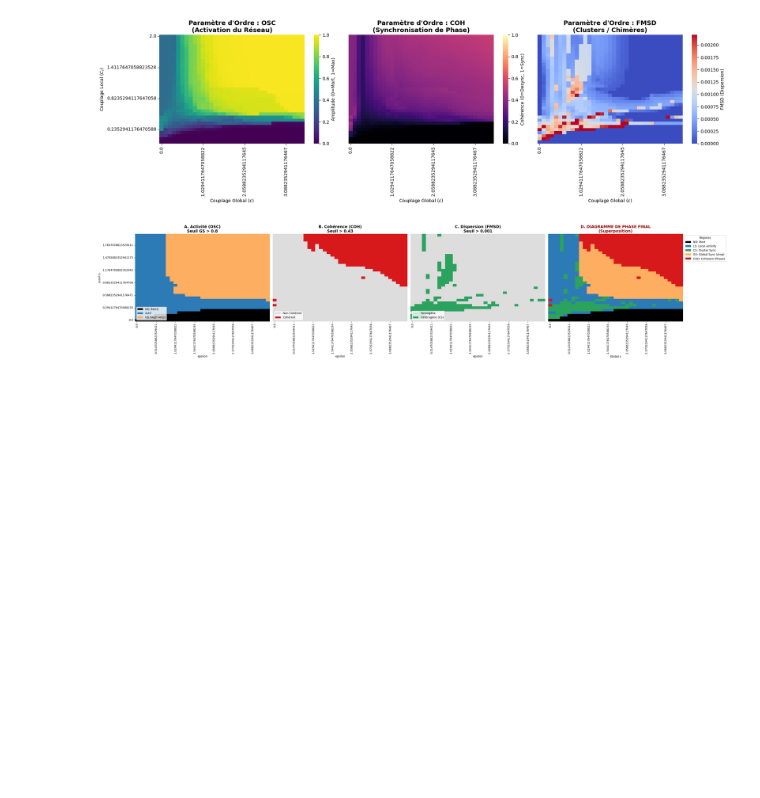
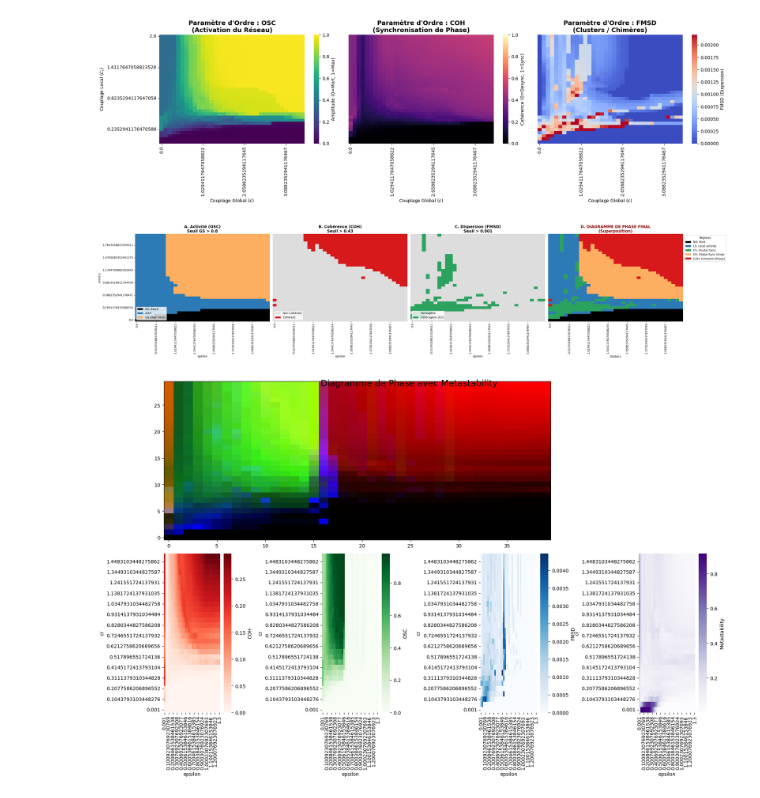
Before and after one commit to ENSLProjects/Numerical_Project, a Jupyter notebook: run/notebook/Plot_phase_diagram.ipynb, the cells around one changed output. Saved outputs shown, nothing was run; the diff lists cells and outputs as text; code cells hidden in the pictures; blank space fills up the shorter version.

```diff
--- a/run/notebook/Plot_phase_diagram.ipynb
+++ b/run/notebook/Plot_phase_diagram.ipynb
@@ -479,3 +479,88 @@ plt.tight_layout()
 plt.show()
 # %% [output]
 [figure]
+# %%
+import pandas as pd
+import numpy as np
+import matplotlib.pyplot as plt
+import seaborn as sns
+
+# ==========================================
+# 1. CHARGEMENT ET CONFIGURATION
+# ==========================================
+
+# Chemin vers ton fichier (MODIFIE LE SI BESOIN)
+file_path = '/Users/constantindeumier/Desktop/Dev_Numerical_project/pass/results_simulation_optimal_linear_cr_epsilon.csv'
+
+# Chargement
+df = pd.read_csv(file_path)
+
+print("Colonnes disponibles :", df.columns.tolist())
+
+# --- CONFIGURATION DES AXES (Tes deux couplages) ---
+# D'après tes logs précédents, c'est probablement epsilon et cr.
+# Vérifie si c'est 'fhn_eps' ou 'cr' qui varie avec 'epsilon'.
+x_col = 'epsilon'  # Axe X
+y_col = 'cr'       # Axe Y
+
+# --- CONFIGURATION DES COULEURS (Tes 3 paramètres d'ordre) ---
+# Assigne chaque mesure à une couleur primaire.
+# Change les noms ci-dessous pour correspondre exactement à tes colonnes CSV.
+red_metric   = 'COH'   # Rouge : Cohérence (Synchronisation de phase)
+green_metric = 'OSC'   # Vert  : Oscillation (Amplitude moyenne ou firing rate)
+blue_metric  = 'FMSD'  # Bleu  : Complexité (ou autre métrique dynamique)
+
+
+
+
+# ==========================================
+# 2. PRÉPARATION DES MATRICES (MODIFIÉ)
+# ==========================================
+cols_to_average = [red_metric, green_metric, blue_metric, 'Metastability']  # Ajout de Metastability
+pivot_df = df.groupby([y_col, x_col])[cols_to_average].mean().reset_index()
+
+# Création des 4 matrices
+M_red   = create_matrix(pivot_df, red_metric, x_col, y_col)
+M_green = create_matrix(pivot_df, green_metric, x_col, y_col)
+M_blue  = create_matrix(pivot_df, blue_metric, x_col, y_col)
+M_meta  = create_matrix(pivot_df, 'Metastability', x_col, y_col)  # Nouvelle matrice
+
+# ==========================================
+# 3. NORMALISATION (inchangé)
+# ==========================================
+R_norm = normalize(M_red.values)
+G_norm = normalize(M_green.values)
+B_norm = normalize(M_blue.values)
+RGB_img = np.dstack((R_norm, G_norm, B_norm))  # Metastability sera dans un subplot séparé
+
+# ==========================================
+# 4. VISUALISATION (MODIFIÉE)
+# ==========================================
+fig = plt.figure(figsize=(18, 12))
+plt.suptitle(f"Diagramme de Phase avec Metastability", fontsize=18, y=0.96)
+
+# Synthèse RGB
+ax_main = plt.subplot2grid((2, 4), (0, 0), colspan=3)
+im = ax_main.imshow(RGB_img, origin='lower', aspect='auto')
+# ... (config ax_main comme avant)
+
+# Subplots individuels (4 maintenant)
+ax_R = plt.subplot2grid((2, 4), (1, 0))
+ax_G = plt.subplot2grid((2, 4), (1, 1))
+ax_B = plt.subplot2grid((2, 4), (1, 2))
+ax_M = plt.subplot2grid((2, 4), (1, 3))  # Nouveau subplot
+
+# Heatmaps (ajout de Metastability)
+sns.heatmap(M_red, ax=ax_R, cmap="Reds", cbar_kws={'label': red_metric})
+sns.heatmap(M_green, ax=ax_G, cmap="Greens", cbar_kws={'label': green_metric})
+sns.heatmap(M_blue, ax=ax_B, cmap="Blues", cbar_kws={'label': blue_metric})
+sns.heatmap(M_meta, ax=ax_M, cmap="Purples", cbar_kws={'label': 'Metastability'})
+
+# Inversion des axes Y pour tous
+for ax in [ax_R, ax_G, ax_B, ax_M]:
+    ax.invert_yaxis()
+
+plt.tight_layout()
+plt.show()
+# %% [output]
+[figure, added]
```
Also changed, not shown: parts of 4 cells of this notebook, 12 other files.
